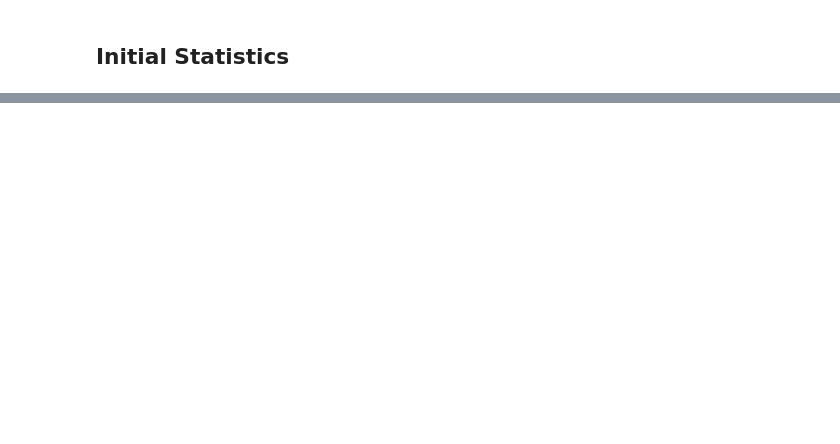
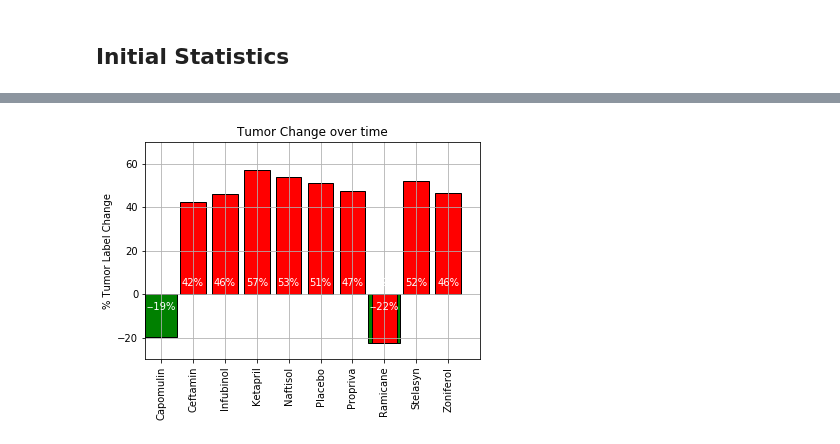
Before and after one commit to Linadavila/matplotlib-challenge, a Jupyter notebook: Pymaceuticals_code.ipynb, the cells around one changed output, grey strips where cells are left out. Drawn from its saved outputs; the diff is of its cells as text; code cells hidden in the pictures; blank space fills up the shorter version.

```diff
--- a/Pymaceuticals_code.ipynb
+++ b/Pymaceuticals_code.ipynb
@@ -436,0 +327,9 @@ The correlation between mouse weight and the average tumor volume is 0.84
+# %%
+# Tumor change
+
+#define variables and create pivot:
+tumor_vols_mean = clinical_data_complete.groupby(["Drug Regimen","Timepoint"]).mean()["Tumor Volume (mm3)"]
+tumor_vols_mean = tumor_vols_mean.reset_index()
+tumor_vols_mean_pivot = tumor_vols_mean.pivot(index="Timepoint",columns="Drug Regimen")["Tumor Volume (mm3)"]
+
+tumor_vols_mean_pivot.head(5)
@@ -436,0 +344,4 @@ The correlation between mouse weight and the average tumor volume is 0.84
+# %%
+tumor_change = 100 * (tumor_vols_mean_pivot.iloc[-1] - tumor_vols_mean_pivot.iloc[0]) / tumor_vols_mean_pivot.iloc[0]
+
+tumor_change
@@ -436,0 +361,4 @@ The correlation between mouse weight and the average tumor volume is 0.84
+# %%
+change = (tumor_change["Capomulin"],tumor_change["Ceftamin"],tumor_change["Infubinol"],tumor_change["Ketapril"],tumor_change["Naftisol"],tumor_change["Placebo"],tumor_change["Propriva"],tumor_change["Ramicane"],tumor_change["Stelasyn"],tumor_change["Zoniferol"])
+
+change
@@ -436,0 +376,49 @@ The correlation between mouse weight and the average tumor volume is 0.84
+# %%
+fig, ax = plt.subplots()
+ind = np.arange (len(change))
+width=1
+rectsPass = ax.bar(ind[0], change[0], width, color="green", ec="black")
+rectsPass2 = ax.bar(ind[7], change[7], width, color="green", ec="black")
+rectsFail = ax.bar(ind[1:], change[1:], color="red", ec="black")
+
+ax.set_ylabel('% Tumor Label Change')
+ax.set_title('Tumor Change over time')
+ax.set_xticks(ind)
+ax.set_xticklabels (('Capomulin','Ceftamin','Infubinol','Ketapril','Naftisol','Placebo','Propriva','Ramicane','Stelasyn','Zoniferol'),rotation=90)
+ax.set_autoscaley_on(False)
+ax.set_ylim([-30,70])
+ax.set_xlim([-0.5,10])
+ax.grid(True)
+
+def autolabelFail(rects):
+    for rect in rects:
+        height = rect.get_height()
+        ax.text(rect.get_x() + rect.get_width()/2., 3,
+            '%d%%' % int(height),
+            ha='center', va='bottom', color='white')
+
+
+def autolabelPass(rects):
+    for rect in rects:
+        height = rect.get_height()
+        ax.text(rect.get_x() + rect.get_width()/2., -8,
+            '-%d%%' % int(height),
+            ha='center', va='bottom', color='white')
+
+
+def autolabelPass2(rects):
+    for rect in rects:
+        height = rect.get_height()
+        ax.text(rect.get_x() + rect.get_width()/2., -8,
+            '-%d%%' % int(height),
+            ha='center', va='bottom', color='white')
+
+
+autolabelPass(rectsPass)
+autolabelPass2(rectsPass2)
+autolabelFail(rectsFail)
+
+plt.savefig("./Analysis/Tumor_changes.png")
+plt.show()
+# %% [output]
+[figure, added]
```
Also changed, not shown: parts of 44 cells of this notebook, 5 other files.
